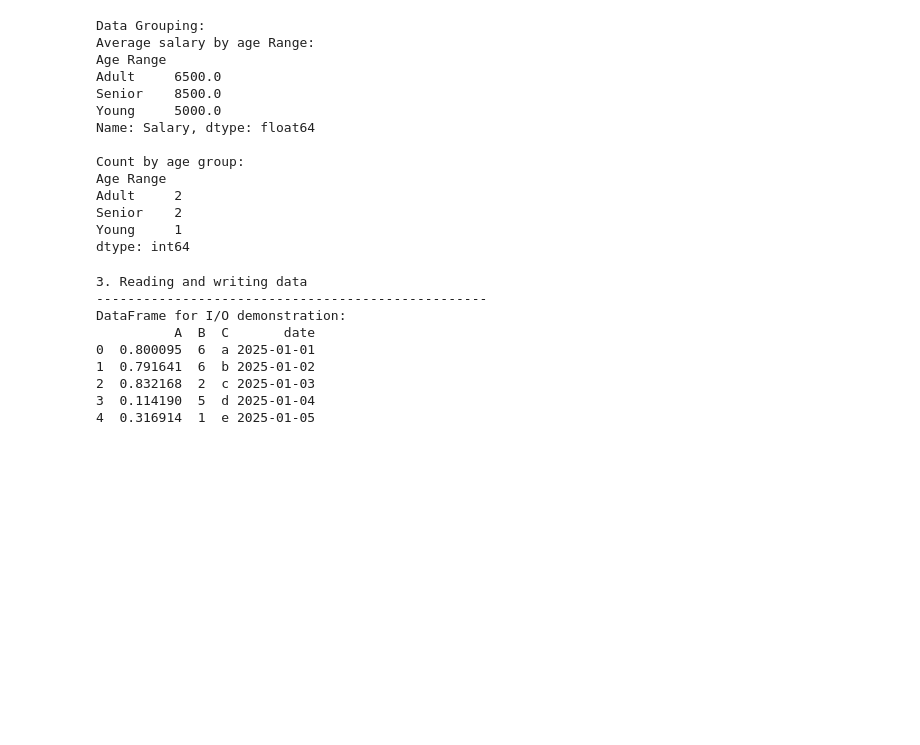
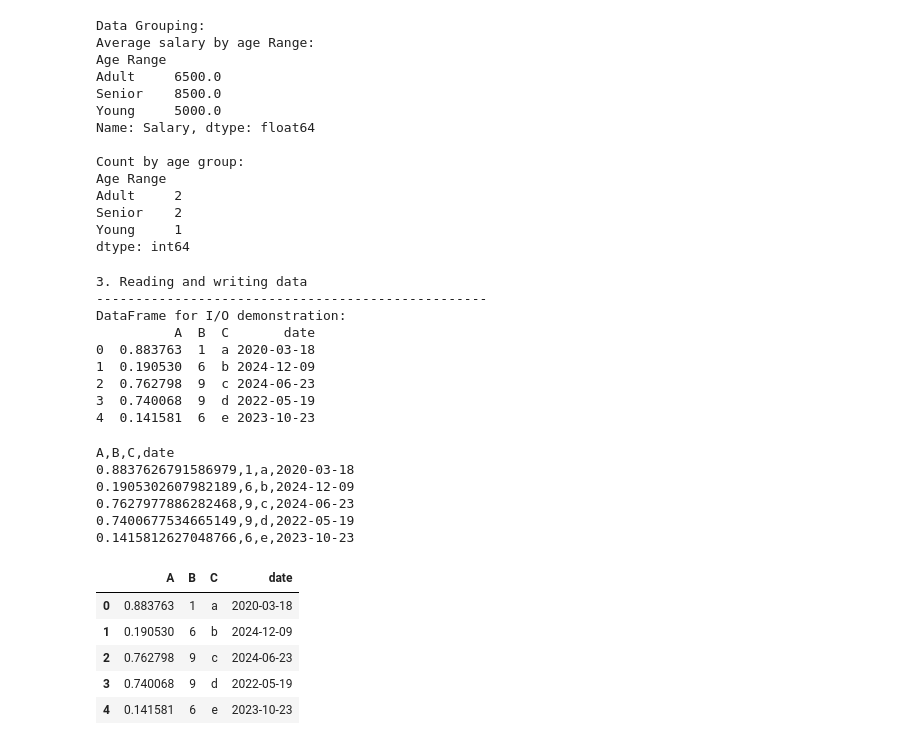
Before and after one commit to eduardowanderleyde/data-engineer-code-pattern, a Jupyter notebook: Pandas-Manipulation/Pandas-Manipulation.ipynb, the cells around one changed output. Cells and saved outputs as stored; diff of their text form; code cells hidden in the pictures; blank space fills up the shorter version.

```diff
--- a/Pandas-Manipulation/Pandas-Manipulation.ipynb
+++ b/Pandas-Manipulation/Pandas-Manipulation.ipynb
@@ -302,12 +302,18 @@ import datetime
 print("3. Reading and writing data")
 print("-" * 50)
 
+def generate_random_date():
+    year = np.random.randint(2020, 2025)
+    month = np.random.randint(1, 13)
+    day = np.random.randint(1, 28)
+    return datetime.datetime(year, month, day)
+
 # Creating a DataFrame to save
 df_exemple = pd.DataFrame({
     'A': np.random.rand(5),
     'B': np.random.randint(0, 10, 5),
     'C': ['a', 'b', 'c', 'd', 'e'],
-    'date': pd.date_range(datetime.datetime(2025, np.random.randint(1, 13), np.random.randint(1, 28)), periods=5)
+    'date': [generate_random_date() for _ in range(5)]
 })
 
 print("DataFrame for I/O demonstration:")
@@ -319,8 +325,8 @@ print()
 --------------------------------------------------
 DataFrame for I/O demonstration:
           A  B  C       date
-0  0.800095  6  a 2025-01-01
-1  0.791641  6  b 2025-01-02
-2  0.832168  2  c 2025-01-03
-3  0.114190  5  d 2025-01-04
-4  0.316914  1  e 2025-01-05
+0  0.883763  1  a 2020-03-18
+1  0.190530  6  b 2024-12-09
+2  0.762798  9  c 2024-06-23
+3  0.740068  9  d 2022-05-19
+4  0.141581  6  e 2023-10-23
@@ -326,0 +335,22 @@ DataFrame for I/O demonstration:
+# %%
+with open('exemple.csv', 'r') as f:
+    csv = f.read()
+
+print(csv)
+# %% [output]
+A,B,C,date
+0.8837626791586979,1,a,2020-03-18
+0.1905302607982189,6,b,2024-12-09
+0.7627977886282468,9,c,2024-06-23
+0.7400677534665149,9,d,2022-05-19
+0.1415812627048766,6,e,2023-10-23
+# %%
+df_csv = pd.read_csv('exemple.csv')
+df_csv
+# %% [output]
+|  | A | B | C | date |
+| 0 | 0.883763 | 1 | a | 2020-03-18 |
+| 1 | 0.190530 | 6 | b | 2024-12-09 |
+| 2 | 0.762798 | 9 | c | 2024-06-23 |
+| 3 | 0.740068 | 9 | d | 2022-05-19 |
+| 4 | 0.141581 | 6 | e | 2023-10-23 |
```
Also changed, not shown: parts of 7 cells of this notebook.
